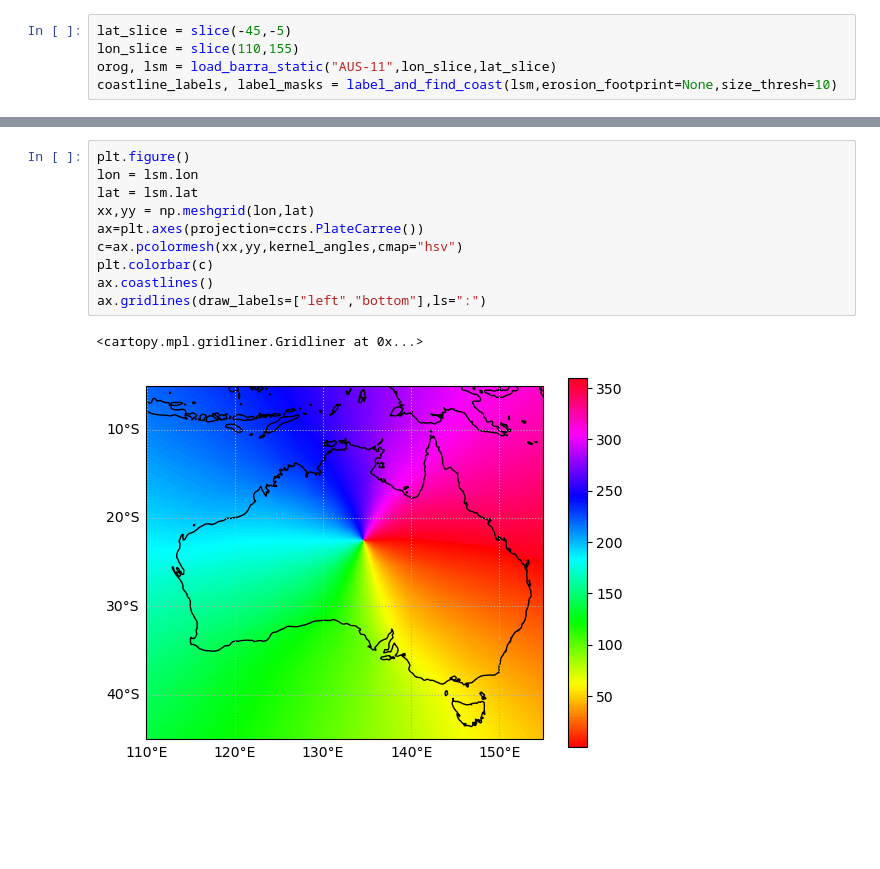
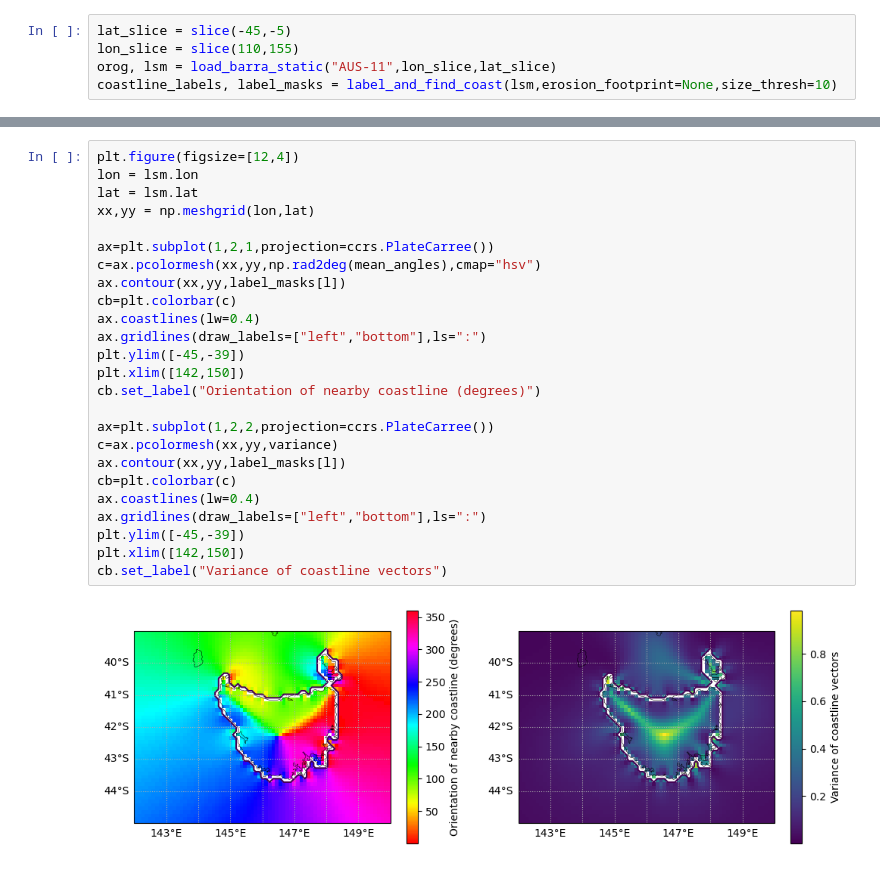
Before and after one commit to andrewbrown31/sea_breeze, a Jupyter notebook: kernel_method.ipynb, the cells around one changed output, grey strips where cells are left out. Cells and saved outputs as stored; diff of their text form; blank space fills up the shorter version.

Commit message:
Changed kernel method to a weighted average and also compute variance

```diff
--- a/kernel_method.ipynb
+++ b/kernel_method.ipynb
@@ -138,13 +153,27 @@ kernel_angles = get_coastline_angle_circle(coastline_labels[l], lsm)
 # %%
-plt.figure()
+plt.figure(figsize=[12,4])
 lon = lsm.lon
 lat = lsm.lat
 xx,yy = np.meshgrid(lon,lat)
-ax=plt.axes(projection=ccrs.PlateCarree())
-c=ax.pcolormesh(xx,yy,kernel_angles,cmap="hsv")
-plt.colorbar(c)
-ax.coastlines()
+
+ax=plt.subplot(1,2,1,projection=ccrs.PlateCarree())
+c=ax.pcolormesh(xx,yy,np.rad2deg(mean_angles),cmap="hsv")
+ax.contour(xx,yy,label_masks[l])
+cb=plt.colorbar(c)
+ax.coastlines(lw=0.4)
 ax.gridlines(draw_labels=["left","bottom"],ls=":")
+plt.ylim([-45,-39])
+plt.xlim([142,150])
+cb.set_label("Orientation of nearby coastline (degrees)")
+
+ax=plt.subplot(1,2,2,projection=ccrs.PlateCarree())
+c=ax.pcolormesh(xx,yy,variance)
+ax.contour(xx,yy,label_masks[l])
+cb=plt.colorbar(c)
+ax.coastlines(lw=0.4)
+ax.gridlines(draw_labels=["left","bottom"],ls=":")
+plt.ylim([-45,-39])
+plt.xlim([142,150])
+cb.set_label("Variance of coastline vectors")
 # %% [output]
-<cartopy.mpl.gridliner.Gridliner at 0x...>
-[figure, old version]
+[figure, new version]
```
Also changed, not shown: parts of 4 cells of this notebook.
